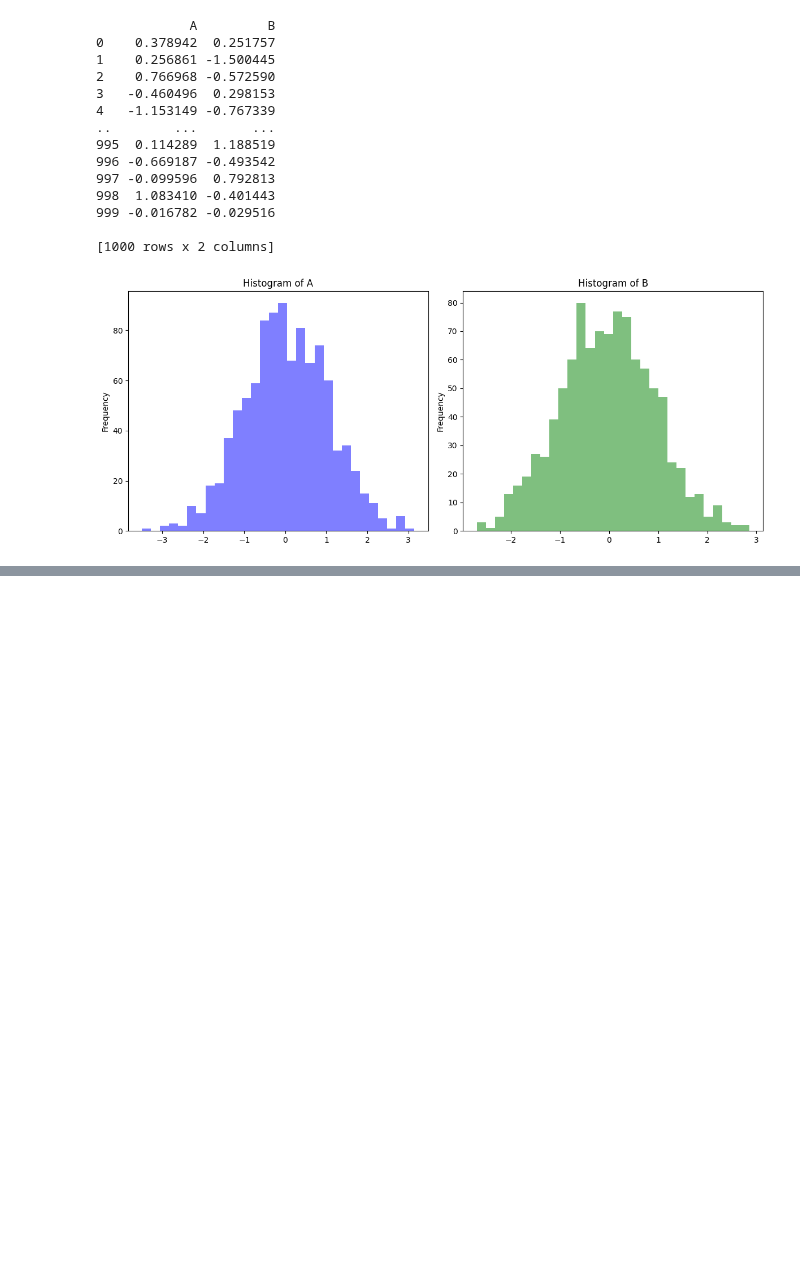
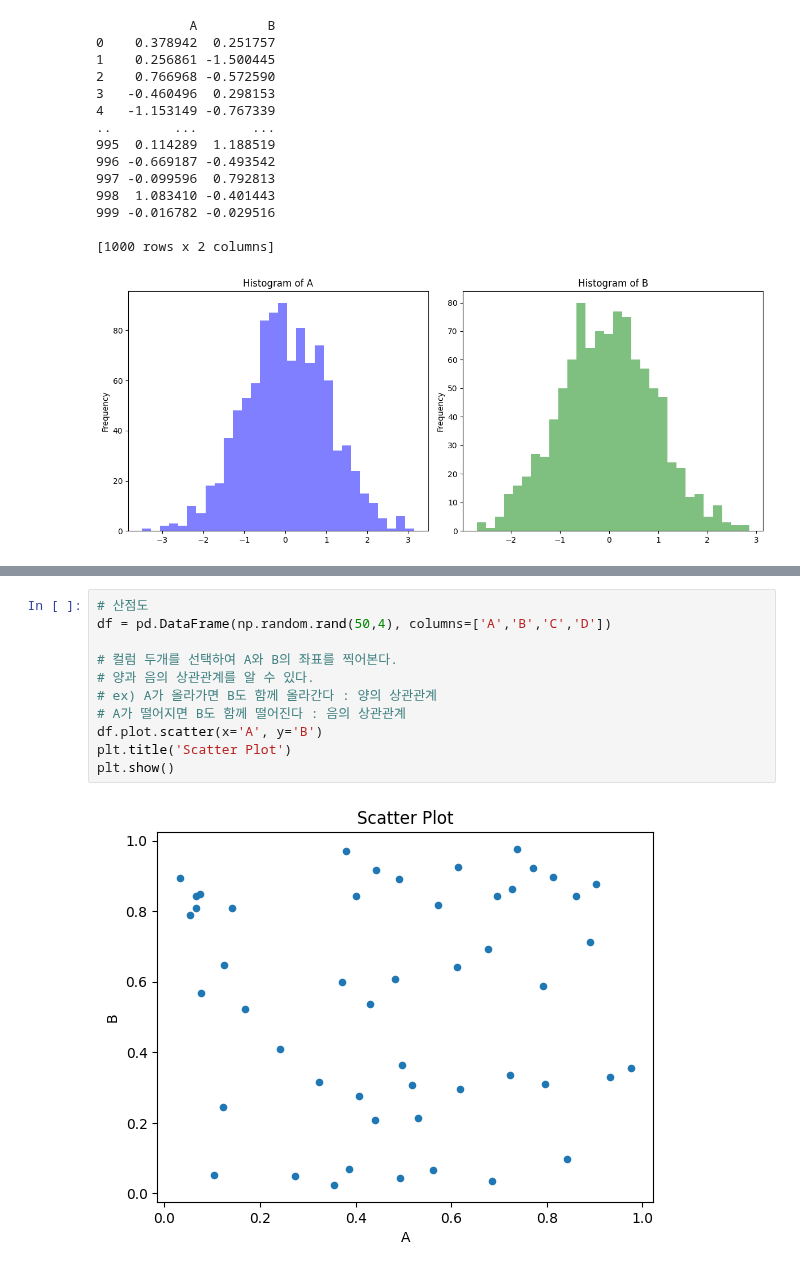
Before and after one commit to Kimhang-KDT/kita_2404, a Jupyter notebook: m3_분석 라이브러리/pandas_3_탐색.ipynb, the cells around one changed output, grey strips where cells are left out. Cells and saved outputs as stored; diff of their text form; blank space fills up the shorter version.

```diff
--- a/m3_분석 라이브러리/pandas_3_탐색.ipynb
+++ b/m3_분석 라이브러리/pandas_3_탐색.ipynb
@@ -549,0 +583,13 @@ plt.show()
+# %%
+# 산점도
+df = pd.DataFrame(np.random.rand(50,4), columns=['A','B','C','D'])
+
+# 컬럼 두개를 선택하여 A와 B의 좌표를 찍어본다.
+# 양과 음의 상관관계를 알 수 있다.
+# ex) A가 올라가면 B도 함께 올라간다 : 양의 상관관계
+# A가 떨어지면 B도 함께 떨어진다 : 음의 상관관계
+df.plot.scatter(x='A', y='B')
+plt.title('Scatter Plot')
+plt.show()
+# %% [output]
+[figure, added]
```
Also changed, not shown: parts of 16 cells of this notebook.
